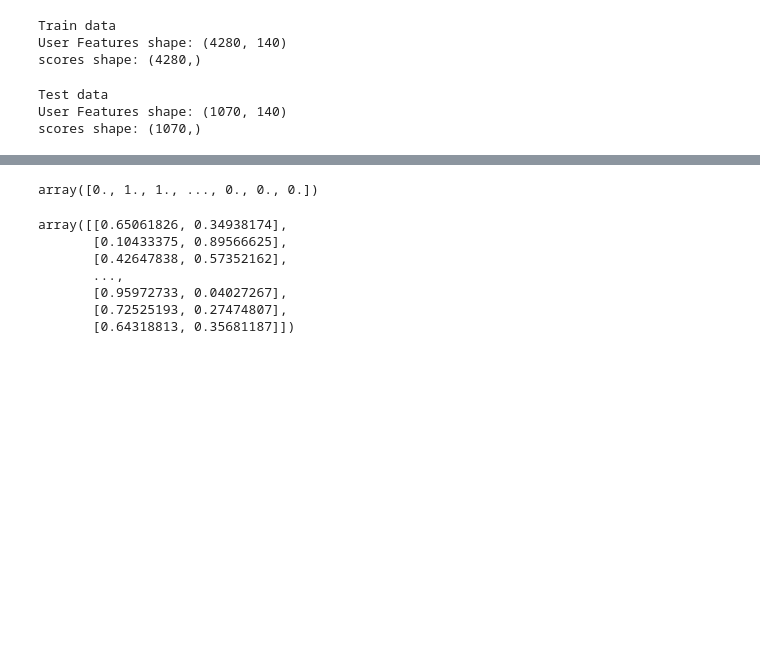
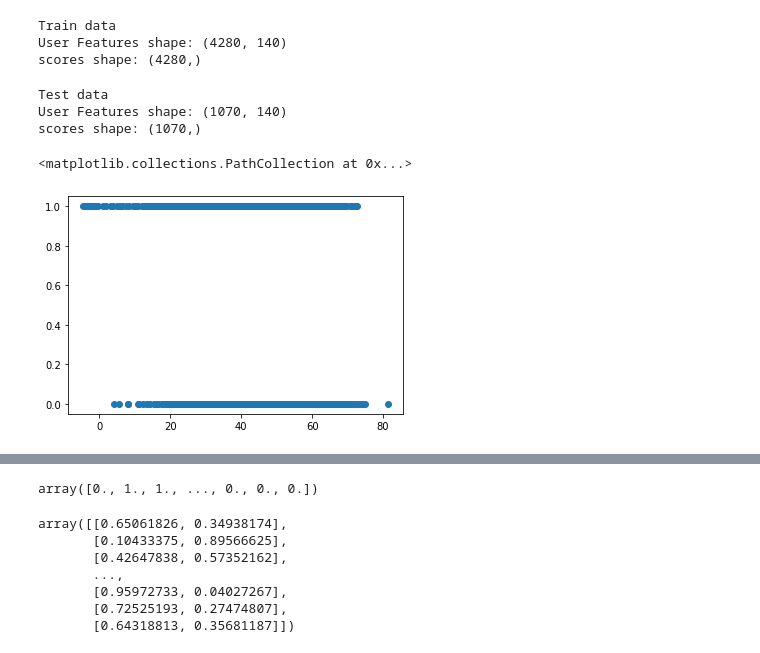
Before and after one commit to DENGRENHAO/Audio_Assessment, a Jupyter notebook: Catboost.ipynb, the cells around one changed output, grey strips where cells are left out. Saved outputs shown, nothing was run; the diff lists cells and outputs as text; code cells hidden in the pictures; blank space fills up the shorter version.

```diff
--- a/Catboost.ipynb
+++ b/Catboost.ipynb
@@ -67,3 +148,10 @@ X_test_features = X_test_features[:, feature_importances[:]]
+# %%
+# for i in range(len(X_train_features)):
+#     print(X_train_features[i][1], y_train_scores[i])
+plt.scatter(X_train_features[:, 1], y_train_scores)
+# %% [output]
+<matplotlib.collections.PathCollection at 0x...>
+[figure, added]
 # %%
 # Time_cat 0
 # DBA 1
```
Also changed, not shown: parts of 18 cells of this notebook.
